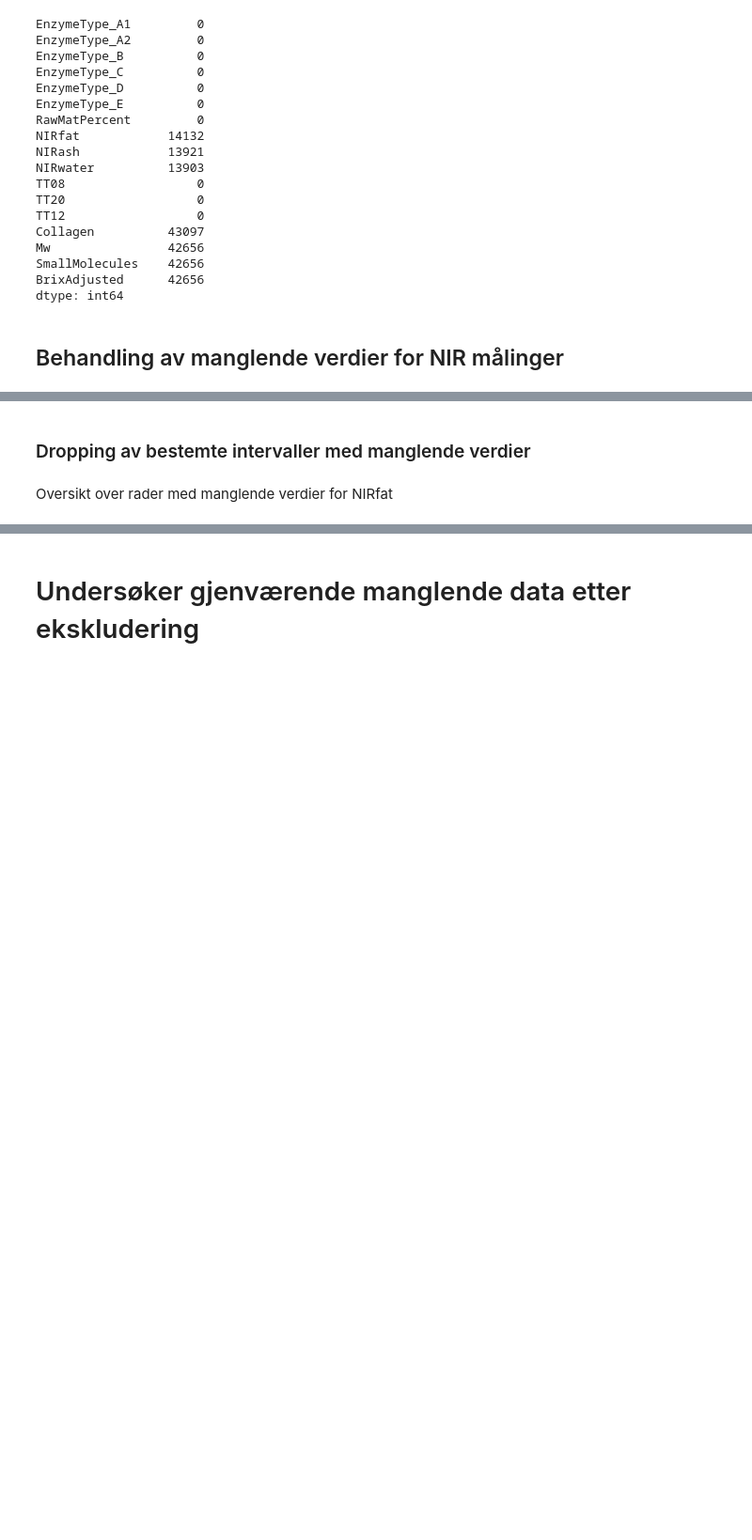
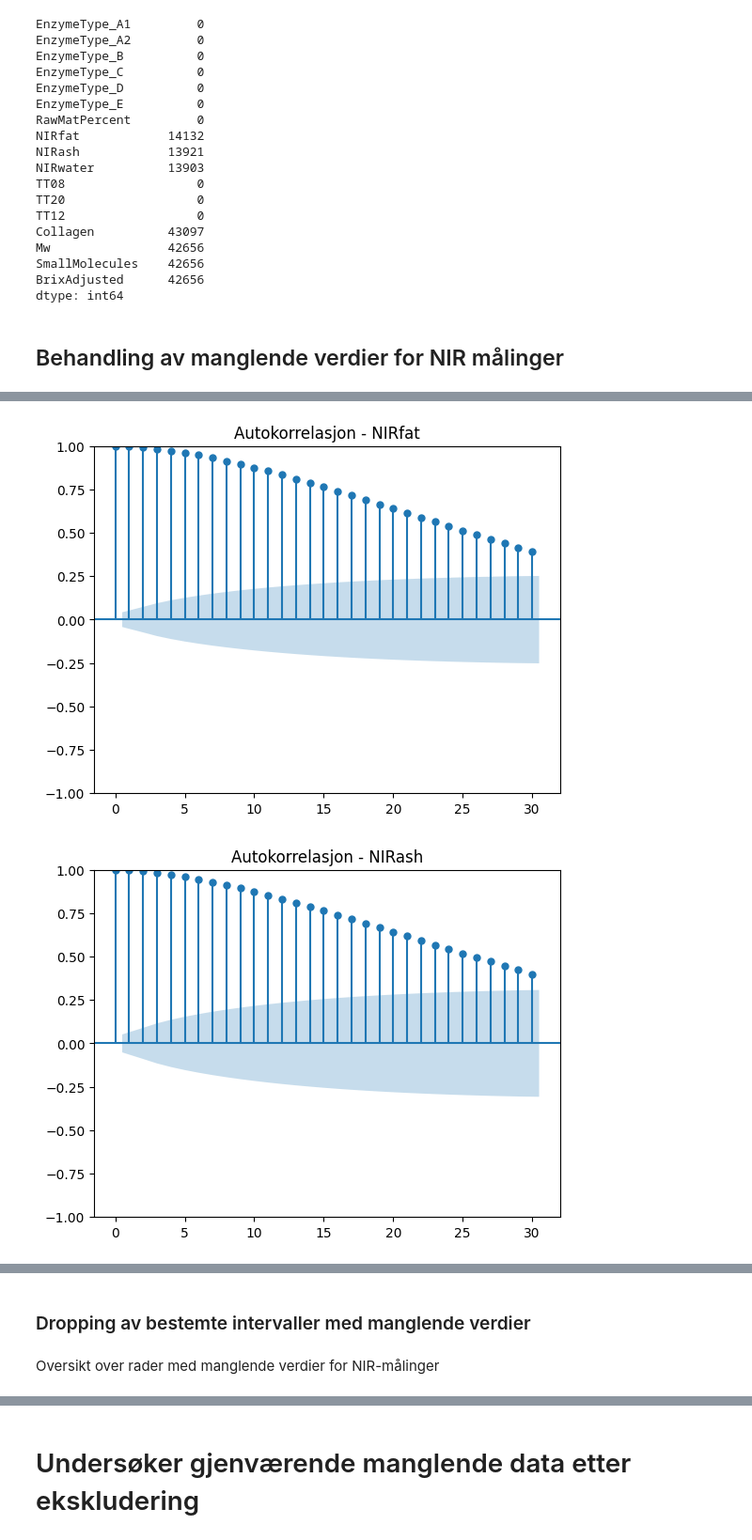
Before and after one commit to PreyPython123/Master-V24-Semiveiledet-Regresjon, a Jupyter notebook: Bioco_Databehandling_av_manglende_verdier.ipynb, the cells around one changed output, grey strips where cells are left out. Shown: that part at 94% size. Cells and saved outputs as stored; diff of their text form; code cells hidden in the pictures; blank space fills up the shorter version.

```diff
--- a/Bioco_Databehandling_av_manglende_verdier.ipynb
+++ b/Bioco_Databehandling_av_manglende_verdier.ipynb
@@ -114,0 +200,26 @@ dtype: int64
+# %%
+nir_prediktorer = ['NIRfat', 'NIRash', 'NIRwater']
+
+for nir in nir_prediktorer:
+  nir_data = bioco_data[nir]
+  første_obs = nir_data.notna().argmax()
+  nir_data_først = nir_data[første_obs:]
+
+  for i in range(1, len(nir_data_først.index)):
+
+    tidsdiff = nir_data_først.index[i] - nir_data_først.index[i-1]
+    if tidsdiff.total_seconds() > 60.0:
+      nir_sekvens = nir_data_først.index[i-1]
+
+      nir_data_sekvens = nir_data_først[:nir_sekvens]
+
+      nir_neste_nan = nir_data_sekvens.isna().argmax()
+      nir_data_sekvens = nir_data_sekvens[:nir_neste_nan]
+
+      plot_acf(nir_data_sekvens.values.squeeze(),
+              lags=30,
+              title='Autokorrelasjon - ' + str(nir))
+      break
+# %% [output]
+[figure, added]
+[figure, added]
@@ -115,4 +227,4 @@ dtype: int64
 # %% [markdown]
 ### Dropping av bestemte intervaller med manglende verdier
 # %% [markdown]
-Oversikt over rader med manglende verdier for NIRfat
+Oversikt over rader med manglende verdier for NIR-målinger
```
Also changed, not shown: parts of 13 cells of this notebook.
